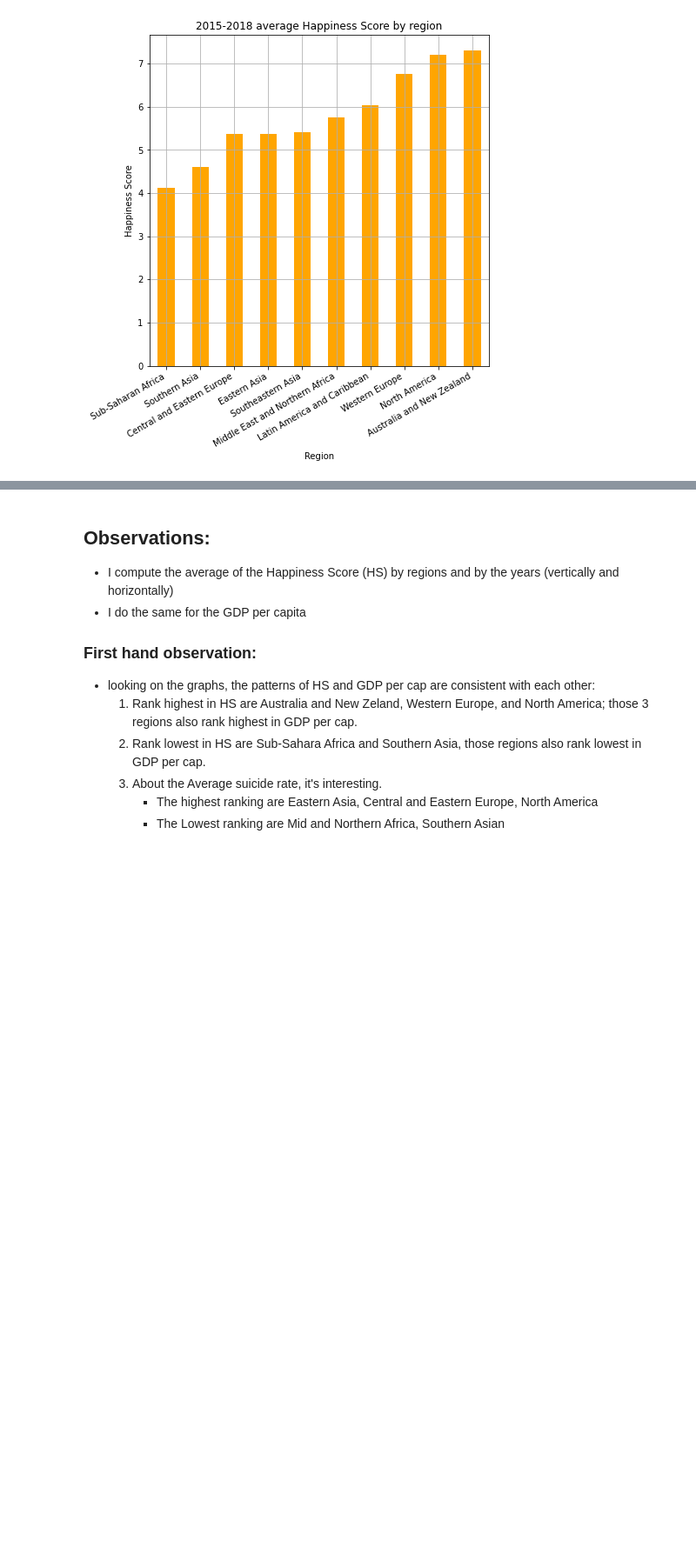
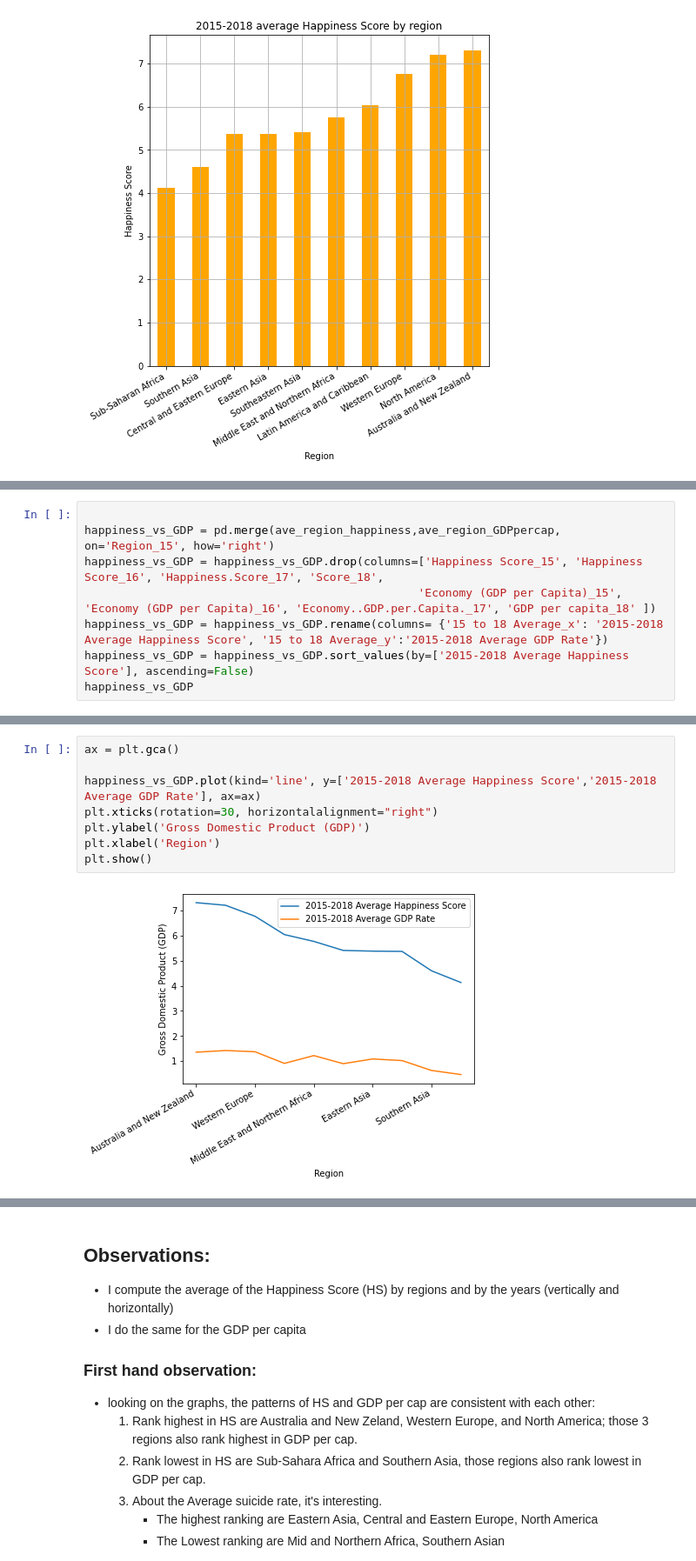
Before and after one commit to PatMartin7/project1, a Jupyter notebook: Analysis/Data Analysis.ipynb, the cells around one changed output, grey strips where cells are left out. Shown at 87% size. Cells and saved outputs as stored; diff of their text form; blank space fills up the shorter version.

```diff
--- a/Analysis/Data Analysis.ipynb
+++ b/Analysis/Data Analysis.ipynb
@@ -404,0 +378,8 @@ KeyError: 'Region_15'
+# %%
+
+happiness_vs_GDP = pd.merge(ave_region_happiness,ave_region_GDPpercap, on='Region_15', how='right')
+happiness_vs_GDP = happiness_vs_GDP.drop(columns=['Happiness Score_15', 'Happiness Score_16', 'Happiness.Score_17', 'Score_18',
+                                                 'Economy (GDP per Capita)_15', 'Economy (GDP per Capita)_16', 'Economy..GDP.per.Capita._17', 'GDP per capita_18' ])
+happiness_vs_GDP = happiness_vs_GDP.rename(columns= {'15 to 18 Average_x': '2015-2018 Average Happiness Score', '15 to 18 Average_y':'2015-2018 Average GDP Rate'})
+happiness_vs_GDP = happiness_vs_GDP.sort_values(by=['2015-2018 Average Happiness Score'], ascending=False)
+happiness_vs_GDP
@@ -405,3 +413,13 @@ KeyError: 'Region_15'
+# %%
+ax = plt.gca()
+
+happiness_vs_GDP.plot(kind='line', y=['2015-2018 Average Happiness Score','2015-2018 Average GDP Rate'], ax=ax)
+plt.xticks(rotation=30, horizontalalignment="right")
+plt.ylabel('Gross Domestic Product (GDP)')
+plt.xlabel('Region')
+plt.show()
+# %% [output]
+[figure, added]
 # %%
 ave_region_GDPpercap.plot(kind='bar', y='15 to 18 Average', grid=True, color="green", figsize=(7,7),
                           title="4 years average GDP per cap of each region", legend=None)
```
Also changed, not shown: parts of 34 cells of this notebook, 26 other files.
